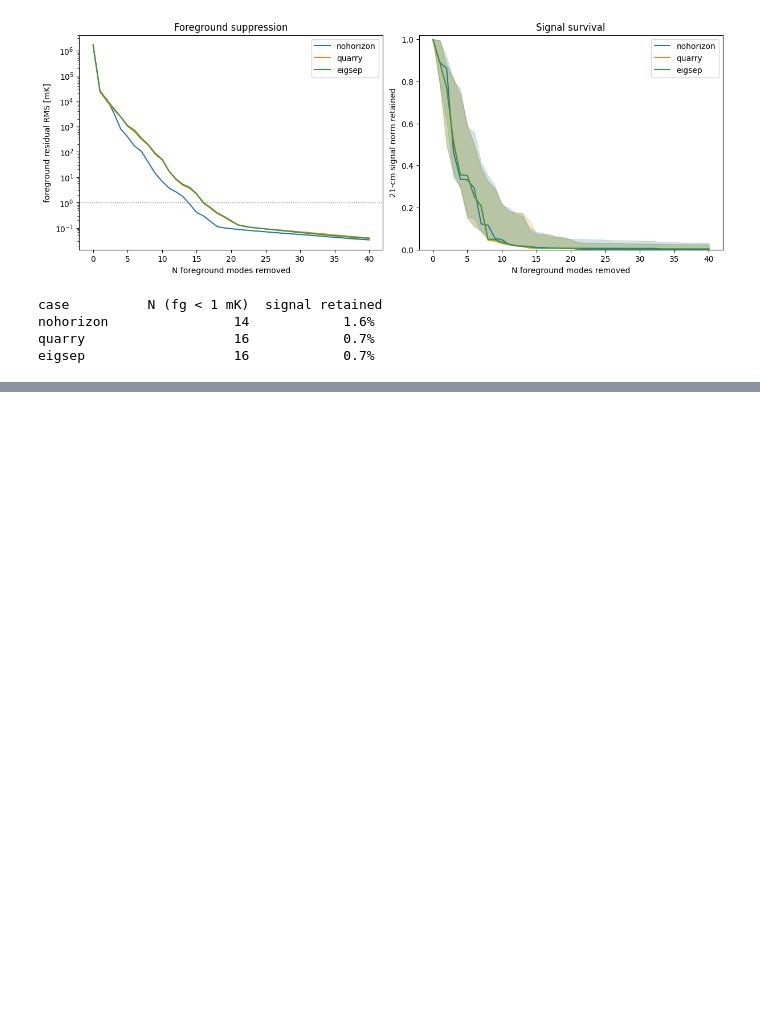
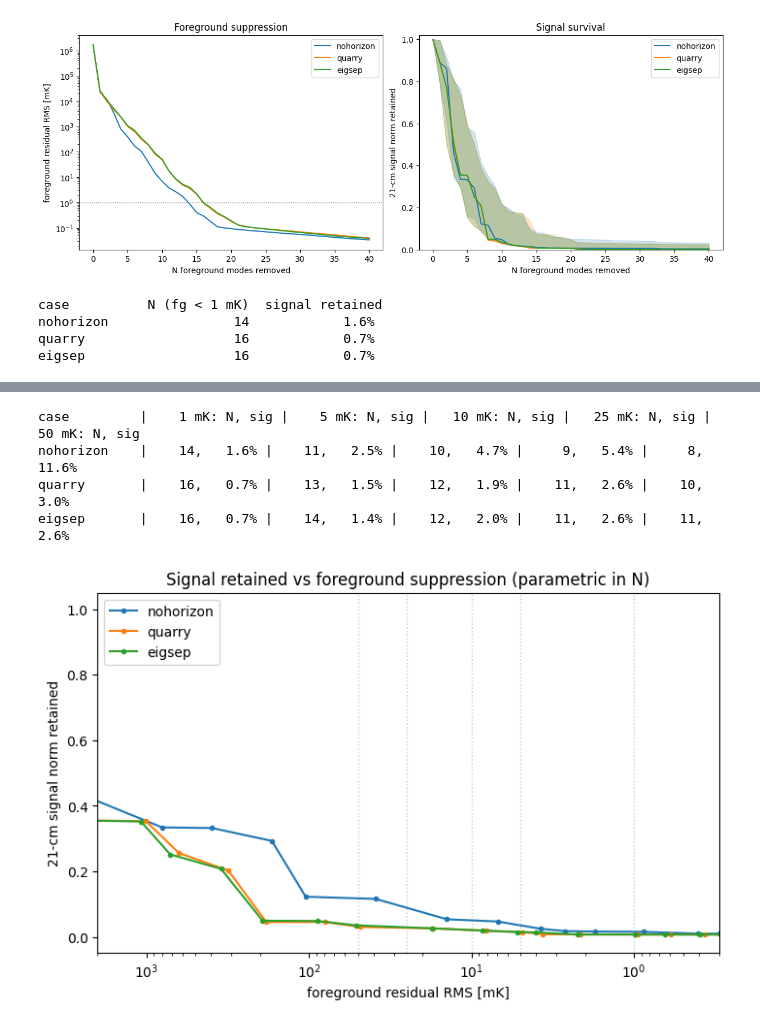
Before and after one commit to christianhbye/eigsep_mock_analysis, a Jupyter notebook: horizon_chromaticity/notebooks/chromaticity_pca.ipynb, the cells around one changed output, grey strips where cells are left out. Saved outputs shown, nothing was run; the diff lists cells and outputs as text; code cells hidden in the pictures; blank space fills up the shorter version.

```diff
--- a/horizon_chromaticity/notebooks/chromaticity_pca.ipynb
+++ b/horizon_chromaticity/notebooks/chromaticity_pca.ipynb
@@ -519,0 +542,30 @@ eigsep                   16            0.7%
+# %%
+THRESHOLDS_MK = [1.0, 5.0, 10.0, 25.0, 50.0]
+
+print(f"{'case':12s}" + "".join(f" | {t:>4.0f} mK: N, sig" for t in THRESHOLDS_MK))
+for c in CASES:
+    fg_rms, surv = summary[c]["fg_rms"], summary[c]["surv_nom"]
+    cells = []
+    for thr in THRESHOLDS_MK:
+        N = int(np.nonzero(fg_rms * 1e3 < thr)[0][0])
+        cells.append(f" | {N:5d}, {surv[N]:6.1%}")
+    print(f"{c:12s}" + "".join(cells))
+
+fig, ax = plt.subplots(figsize=(7, 4.5), constrained_layout=True)
+for c in CASES:
+    fg_rms, surv = summary[c]["fg_rms"], summary[c]["surv_nom"]
+    ax.semilogx(fg_rms * 1e3, surv, color=COLORS[c], marker=".", label=c)
+for thr in THRESHOLDS_MK:
+    ax.axvline(thr, color="0.8", ls=":", lw=1, zorder=0)
+ax.set_xlim(2e3, 0.3)  # more aggressive cleaning to the right
+ax.set_xlabel("foreground residual RMS [mK]")
+ax.set_ylabel("21-cm signal norm retained")
+ax.set_title("Signal retained vs foreground suppression (parametric in N)")
+ax.legend()
+plt.show()
+# %% [output]
+case         |    1 mK: N, sig |    5 mK: N, sig |   10 mK: N, sig |   25 mK: N, sig |   50 mK: N, sig
+nohorizon    |    14,   1.6% |    11,   2.5% |    10,   4.7% |     9,   5.4% |     8,  11.6%
+quarry       |    16,   0.7% |    13,   1.5% |    12,   1.9% |    11,   2.6% |    10,   3.0%
+eigsep       |    16,   0.7% |    14,   1.4% |    12,   2.0% |    11,   2.6% |    11,   2.6%
+[figure, added]
```
Also changed, not shown: parts of 4 cells of this notebook, 2 other files.
